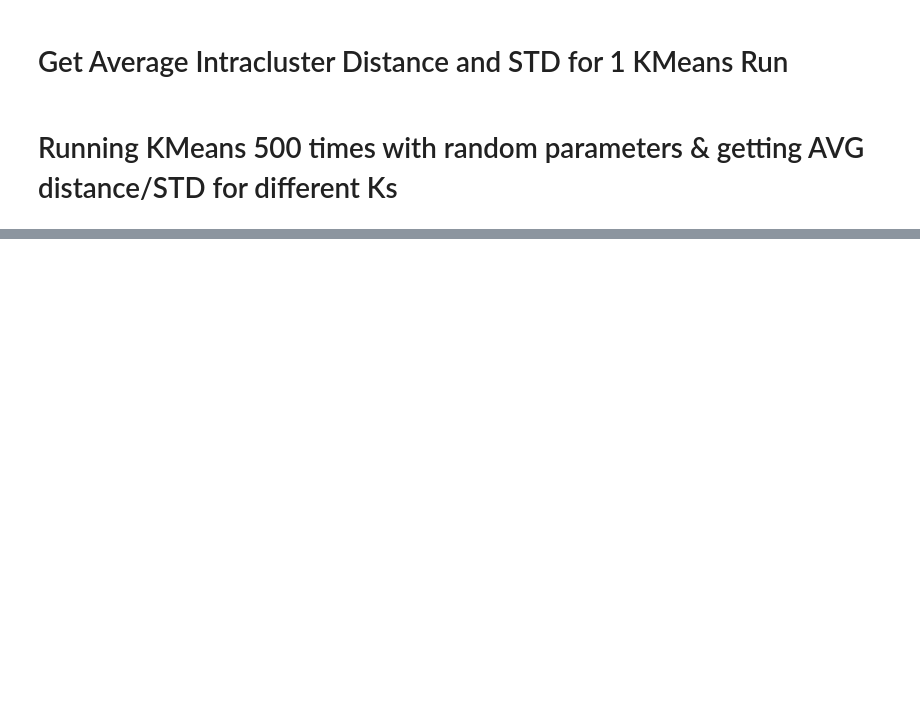
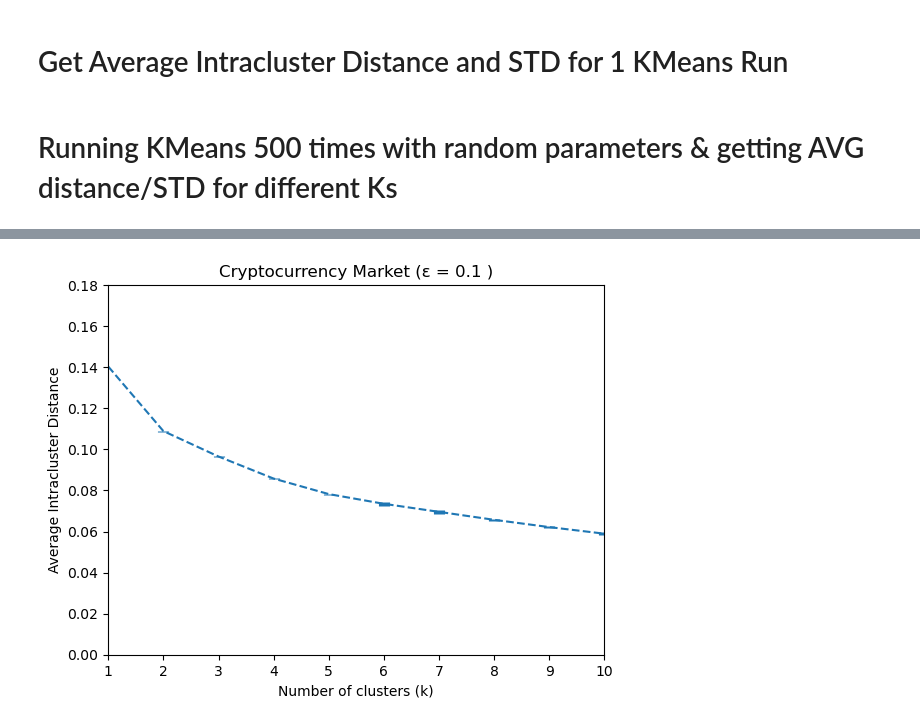
Before and after one commit to fsfinphys/cryptomarketstates, a Jupyter notebook: finalfunctions copy.ipynb, the cells around one changed output, grey strips where cells are left out. Cells and saved outputs as stored; diff of their text form; code cells hidden in the pictures; blank space fills up the shorter version.

```diff
--- a/finalfunctions copy.ipynb
+++ b/finalfunctions copy.ipynb
@@ -838,0 +637,15 @@ def ultimate(rmatrix, epsilon):
+# %%
+okok = 0.1
+# %%
+ax5 =plt.gca()
+
+ax5.set_ylim([0.00, .18])
+ax5.set_xlim([1, 10])
+plt.errorbar(np.arange(1,11), ep3[0], ep3[1], linestyle='--',elinewidth=8, barsabove=True)
+plt.title('Cryptocurrency Market (\u03B5 = %1.1f )' %okok )
+plt.ylabel('Average Intracluster Distance')
+plt.xlabel('Number of clusters (k)')
+plt.locator_params(nbins=11)
+plt.show()
+# %% [output]
+[figure, added]
```
Also changed, not shown: parts of 50 cells of this notebook.
